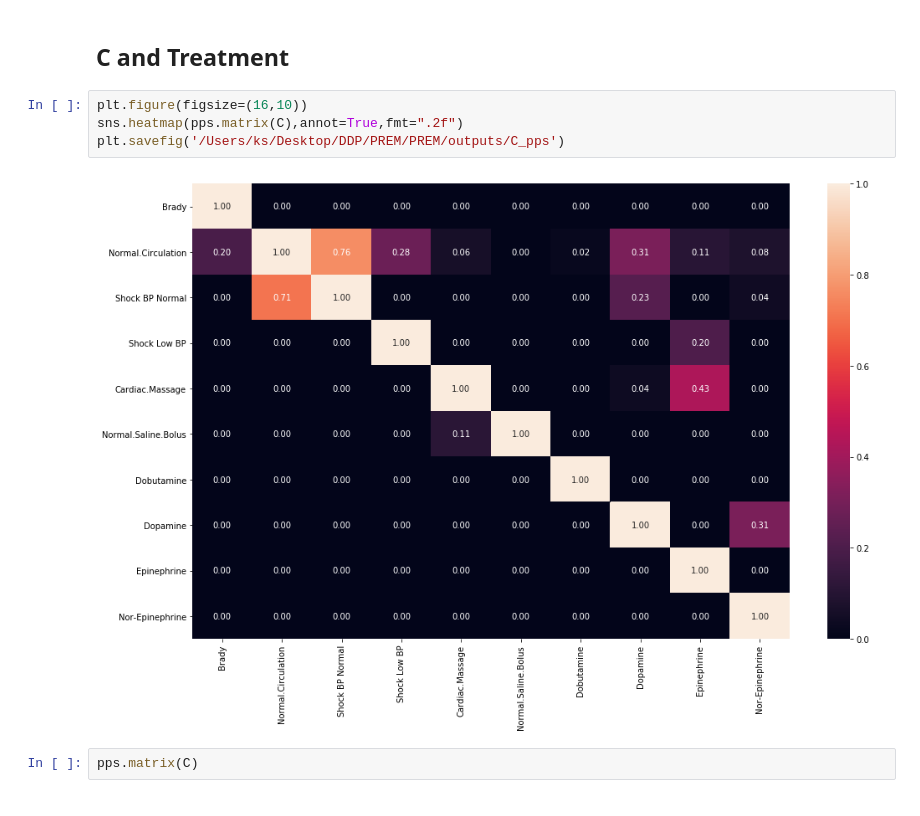
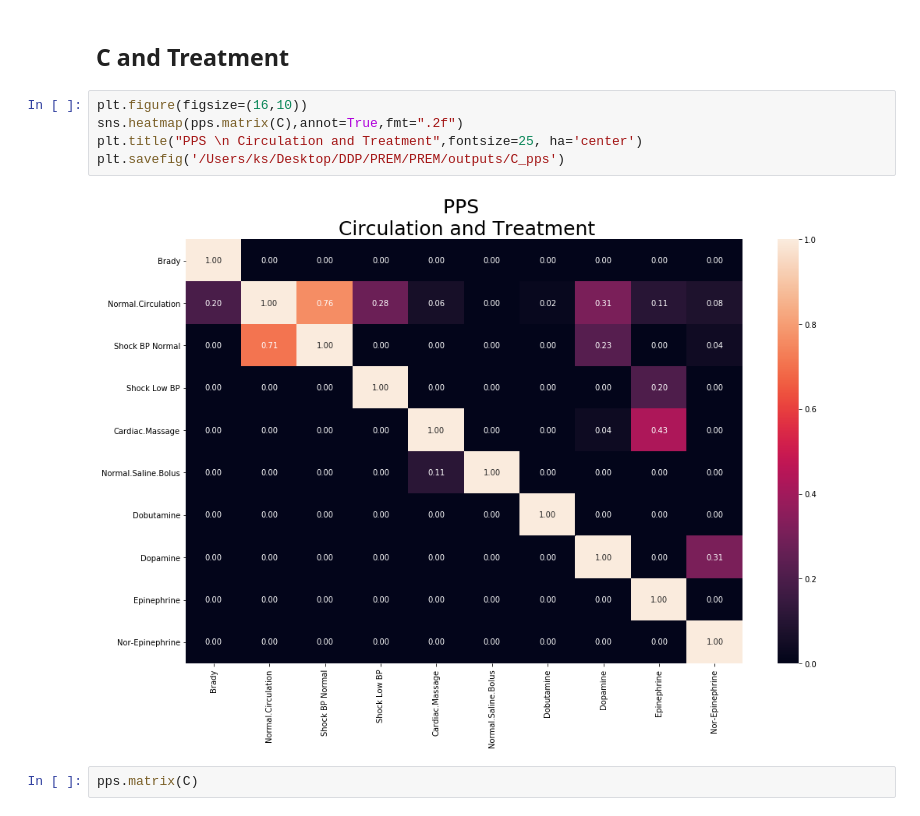
Before and after one commit to chocochip13/PREM, a Jupyter notebook: src/PPS.ipynb, the cells around one changed output. Saved outputs shown, nothing was run; the diff lists cells and outputs as text.

```diff
--- a/src/PPS.ipynb
+++ b/src/PPS.ipynb
@@ -47,9 +48,10 @@ pps.matrix(AB)
 # %%
 plt.figure(figsize=(16,10))
 sns.heatmap(pps.matrix(C),annot=True,fmt=".2f")
+plt.title("PPS \n Circulation and Treatment",fontsize=25, ha='center')
 plt.savefig('/Users/ks/Desktop/DDP/PREM/PREM/outputs/C_pps')
 # %% [output]
-[figure, old version]
+[figure, new version]
 # %%
 pps.matrix(C)
 # %% [output]
```
Also changed, not shown: parts of 2 cells of this notebook, 3 other files.
